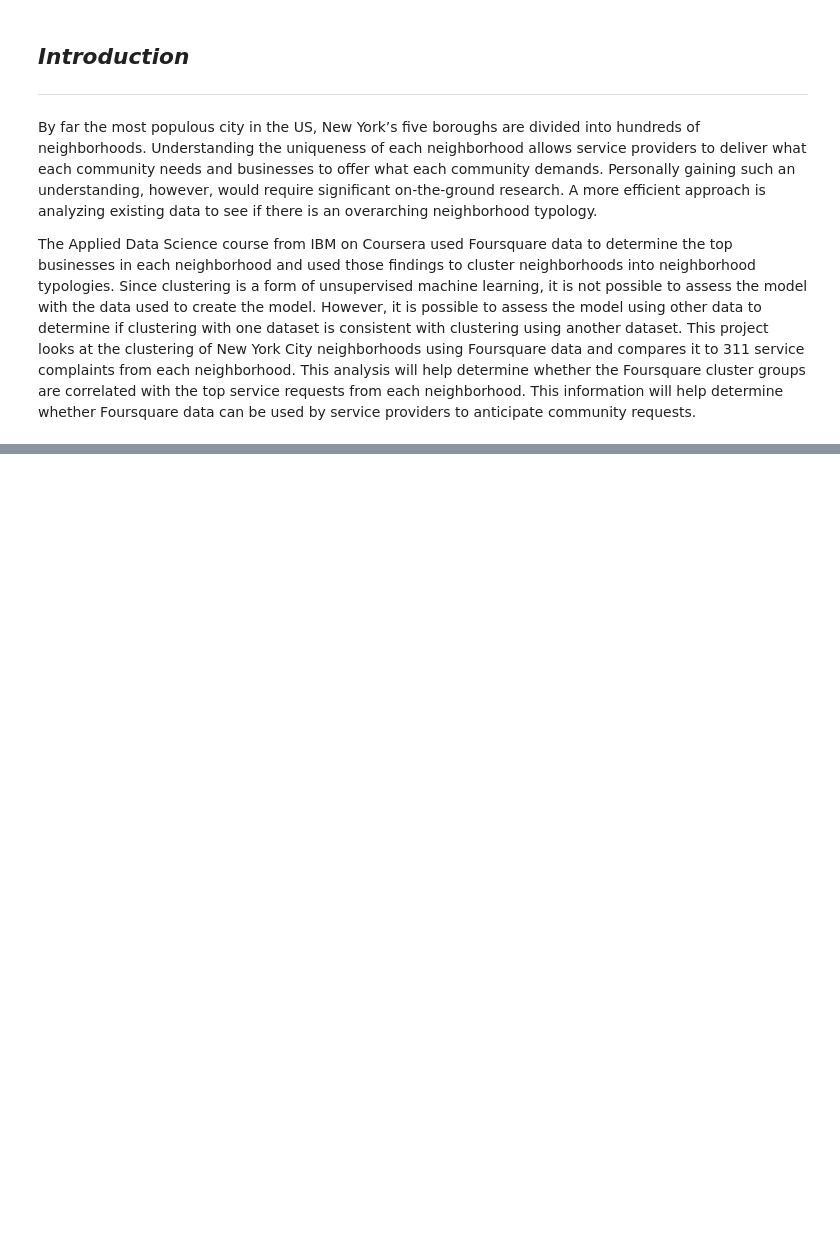
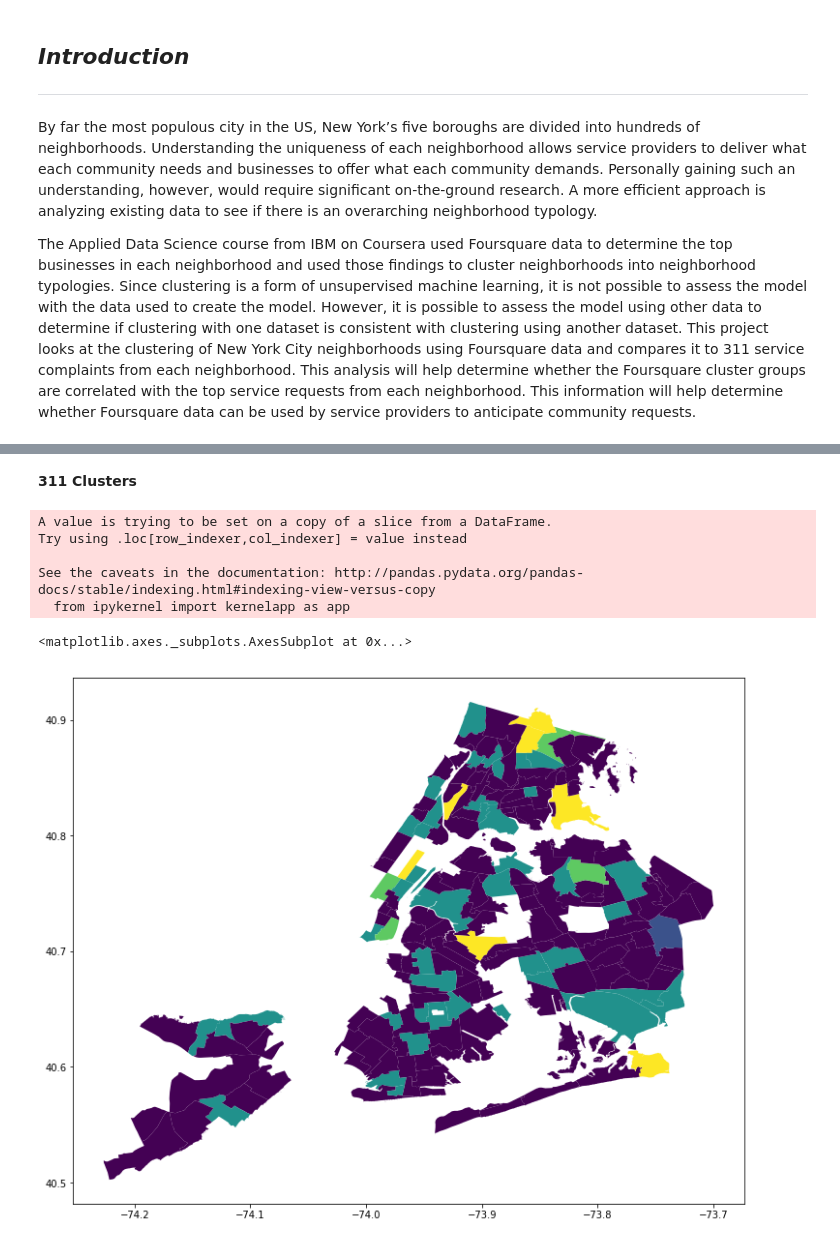
Before and after one commit to social-lorax/Coursera_Capstone, a Jupyter notebook: Capstone.ipynb, the cells around one changed output, grey strips where cells are left out. Drawn from its saved outputs; the diff is of its cells as text; code cells hidden in the pictures; blank space fills up the shorter version.

```diff
--- a/Capstone.ipynb
+++ b/Capstone.ipynb
@@ -25,0 +264,14 @@ The 311 Data comes from NYC's open data website. The dataset includes every 311
+# %%
+pivoted_calls = pre_pivot.pivot_table(values='geometry',index='NTAName',columns='complaint_type',aggfunc=np.sum)
+pivoted_calls.fillna(0,inplace=True)
+pivoted_calls.reset_index(inplace=True)
+# %%
+num_top_venues = 3
+
+columns = ['NTAName','First','Second','Third']
+
+calls_sorted = pd.DataFrame(columns=columns)
+calls_sorted['NTAName'] = pivoted_calls['NTAName']
+
+for ind in np.arange(pivoted_calls.shape[0]):
+    calls_sorted.iloc[ind, 1:] = return_most_common_venues(pivoted_calls.iloc[ind, :], num_top_venues)
@@ -25,0 +280,12 @@ The 311 Data comes from NYC's open data website. The dataset includes every 311
+# %%
+# set number of clusters
+kclusters = 5
+
+calls_clustering = pivoted_calls.drop('NTAName', 1)
+
+# run k-means clustering
+kmeans = KMeans(n_clusters=kclusters, random_state=0).fit(calls_clustering)
+# %%
+# add clustering labels
+calls_sorted['311 Cluster'] = kmeans.labels_
+nta['311 Cluster'] = calls_sorted['311 Cluster']
@@ -25,0 +370,14 @@ The 311 Data comes from NYC's open data website. The dataset includes every 311
+# %% [markdown]
+**311 Clusters**
+# %%
+graph_data = nta.dropna(axis=0,how='any')
+graph_data['label'] = graph_data['311 Cluster'].astype(int)
+graph_data.plot(column='label',figsize = (16, 10),scheme='equal_interval')
+# %% [output]
+A value is trying to be set on a copy of a slice from a DataFrame.
+Try using .loc[row_indexer,col_indexer] = value instead
+
+See the caveats in the documentation: http://pandas.pydata.org/pandas-docs/stable/indexing.html#indexing-view-versus-copy
+  from ipykernel import kernelapp as app
+<matplotlib.axes._subplots.AxesSubplot at 0x...>
+[figure, added]
```
Also changed, not shown: parts of 46 cells of this notebook.
